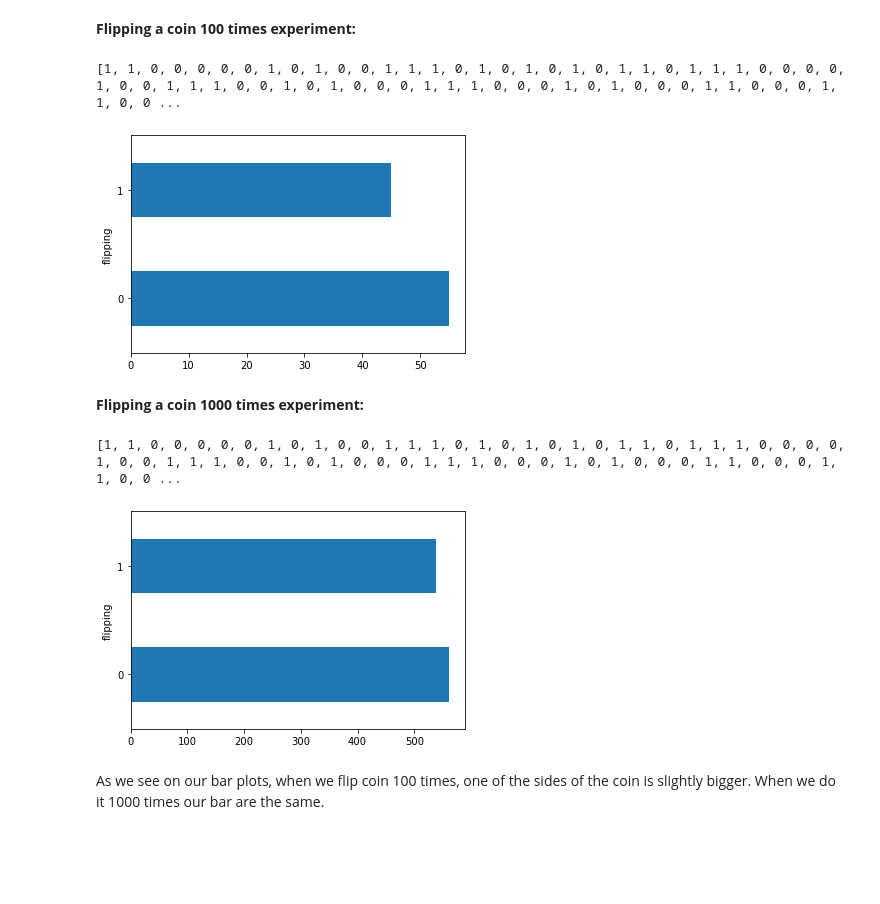
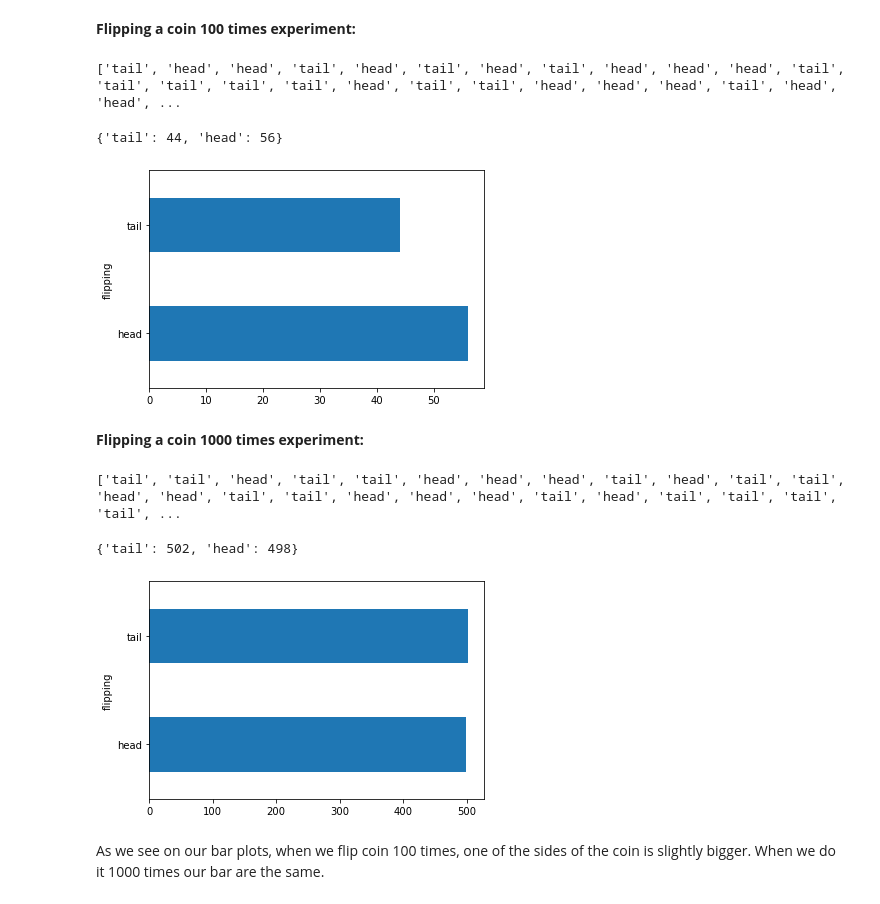
Before and after one commit to radekv23/Tasks-2020, a Jupyter notebook: Tasks.ipynb, the cells around one changed output. Saved outputs shown, nothing was run; the diff lists cells and outputs as text; code cells hidden in the pictures; blank space fills up the shorter version.

Commit message:
task 3: adding if else to function and connecting task 3 to function from task 1

```diff
--- a/Tasks.ipynb
+++ b/Tasks.ipynb
@@ -216,38 +216,55 @@ We got 7 heads.
 # %% [markdown]
 **Flipping a coin 100 times experiment:**
 # %%
-heads = []
+# cleaning lst from Task 1
+lst = []
 # creating function for flipping n times
 def flipping(n):
 # creating loop to repeat flips n times
     for i in range(n):
-        flipp = np.random.binomial(1, 0.5)
-        heads.append(flipp)
-    print(heads)
-flipping(100)
+        flip = np.random.binomial(1, 0.5)
+        if flip == 1 :
+            lst.append("head")
+        else :
+            lst.append("tail")
+    print(lst)
-# %% [output]
-[1, 1, 0, 0, 0, 0, 0, 1, 0, 1, 0, 0, 1, 1, 1, 0, 1, 0, 1, 0, 1, 0, 1, 1, 0, 1, 1, 1, 0, 0, 0, 0, 1, 0, 0, 1, 1, 1, 0, 0, 1, 0, 1, 0, 0, 0, 1, 1, 1, 0, 0, 0, 1, 0, 1, 0, 0, 0, 1, 1, 0, 0, 0, 1, 1, 0, 0 ...
+# %%
+flipping(100)
+# %% [output]
+['tail', 'head', 'head', 'tail', 'head', 'tail', 'head', 'tail', 'head', 'head', 'head', 'tail', 'tail', 'tail', 'tail', 'tail', 'head', 'tail', 'tail', 'head', 'head', 'head', 'tail', 'head', 'head', ...
+# %%
+# calling function from Task 1 to count number of head and tails
+freq_count(lst)
+# %% [output]
+{'tail': 44, 'head': 56}
 # %%
 # bar plot of our results
-df = pd.DataFrame({'flipping': heads})
+df = pd.DataFrame({'flipping': lst})
 df.groupby('flipping', as_index=False).size().plot(kind='barh')
 plt.show()
 # %% [output]
-[figure, old version]
+[figure, new version]
 # %% [markdown]
 **Flipping a coin 1000 times experiment:**
 # %%
+# cleaning lst before calling function again
+lst = []
 # calling function with n = 1000, this time
 flipping(1000)
 # %% [output]
-[1, 1, 0, 0, 0, 0, 0, 1, 0, 1, 0, 0, 1, 1, 1, 0, 1, 0, 1, 0, 1, 0, 1, 1, 0, 1, 1, 1, 0, 0, 0, 0, 1, 0, 0, 1, 1, 1, 0, 0, 1, 0, 1, 0, 0, 0, 1, 1, 1, 0, 0, 0, 1, 0, 1, 0, 0, 0, 1, 1, 0, 0, 0, 1, 1, 0, 0 ...
+['tail', 'tail', 'head', 'tail', 'tail', 'head', 'head', 'head', 'tail', 'head', 'tail', 'tail', 'head', 'head', 'tail', 'tail', 'head', 'head', 'head', 'tail', 'head', 'tail', 'tail', 'tail', 'tail', ...
+# %%
+# calling function from Task 1 to count number of head and tails
+freq_count(lst)
+# %% [output]
+{'tail': 502, 'head': 498}
 # %%
 # bar plot of our results
-df = pd.DataFrame({'flipping': heads})
+df = pd.DataFrame({'flipping': lst})
 df.groupby('flipping', as_index=False).size().plot(kind='barh')
 plt.show()
 # %% [output]
-[figure, old version]
+[figure, new version]
 # %% [markdown]
 As we see on our bar plots, when we flip coin 100 times, one of the sides of the coin is slightly bigger. When we do it 1000 times our bar are the same.
 # %% [markdown]
```
Also changed, not shown: parts of 8 cells of this notebook.
